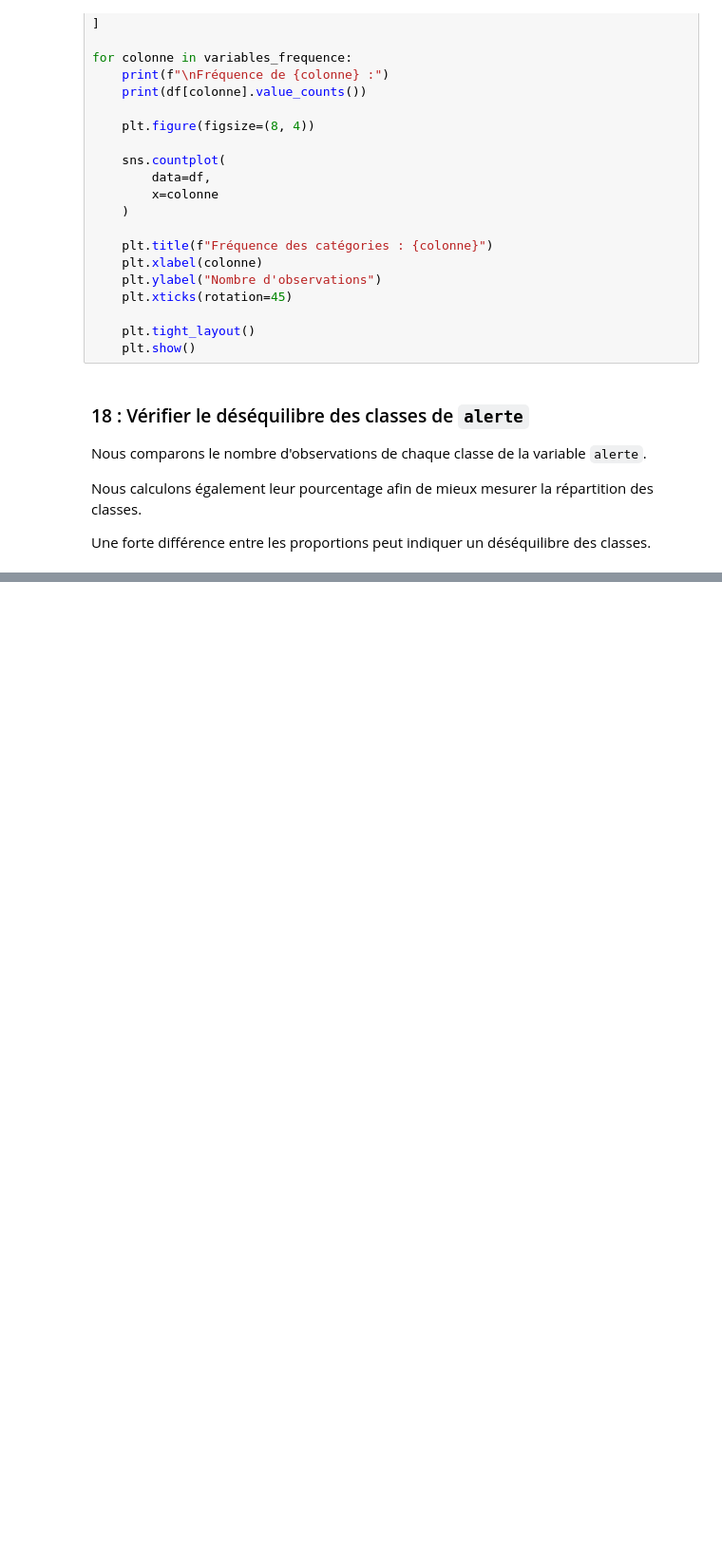
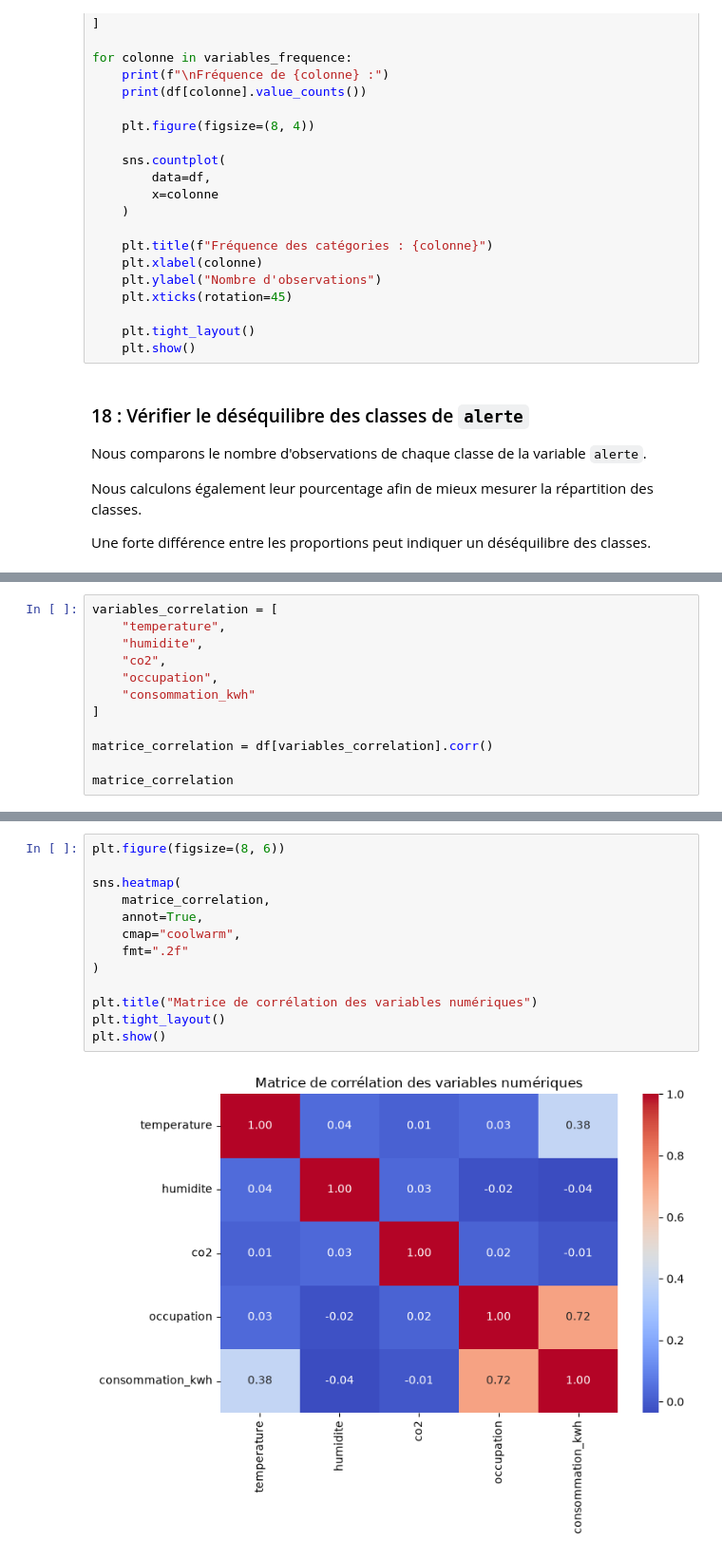
Before and after one commit to sirius-code7/atelier_prepa_donnees_tab, a Jupyter notebook: notebooks/atelier_prepa_donnees_tab.ipynb, the cells around one changed output, grey strips where cells are left out. Shown at 95% size. Saved outputs shown, nothing was run; the diff lists cells and outputs as text; blank space fills up the shorter version.

Commit message:
visualisation hybride de la matrice correlation [1.19.a]

```diff
--- a/notebooks/atelier_prepa_donnees_tab.ipynb
+++ b/notebooks/atelier_prepa_donnees_tab.ipynb
@@ -635,0 +643,12 @@ repartition_alerte
+# %%
+variables_correlation = [
+    "temperature",
+    "humidite",
+    "co2",
+    "occupation",
+    "consommation_kwh"
+]
+
+matrice_correlation = df[variables_correlation].corr()
+
+matrice_correlation
@@ -635,0 +662,15 @@ repartition_alerte
+# %%
+plt.figure(figsize=(8, 6))
+
+sns.heatmap(
+    matrice_correlation,
+    annot=True,
+    cmap="coolwarm",
+    fmt=".2f"
+)
+
+plt.title("Matrice de corrélation des variables numériques")
+plt.tight_layout()
+plt.show()
+# %% [output]
+[figure, added]
```
Also changed, not shown: parts of 3 cells of this notebook.
